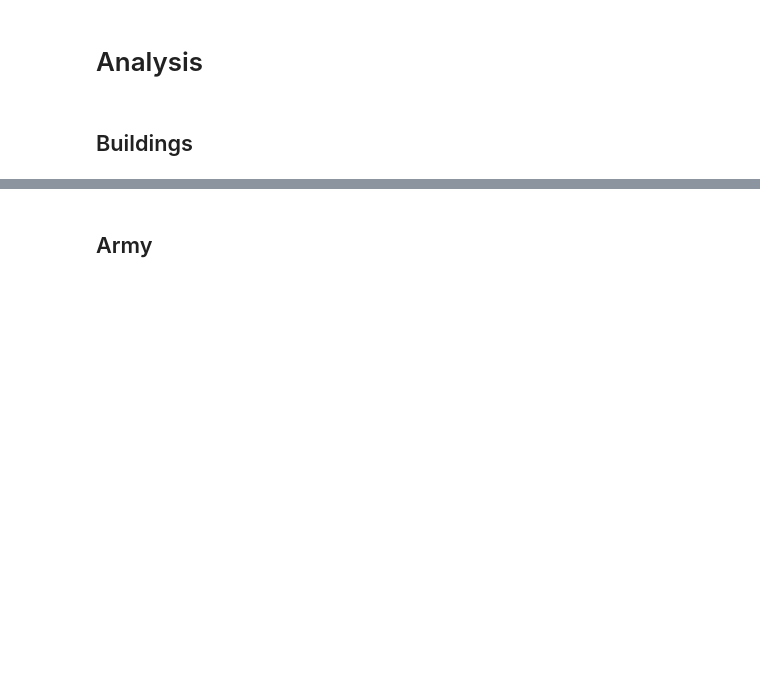
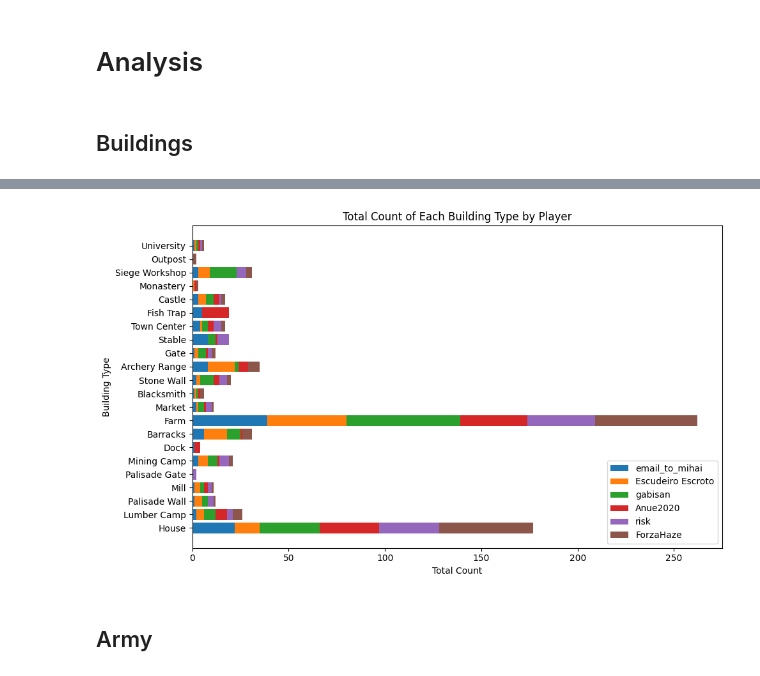
Before and after one commit to nyquist/aoe2de, a Jupyter notebook: AOE2DE.ipynb, the cells around one changed output, grey strips where cells are left out. Drawn from its saved outputs; the diff is of its cells as text; code cells hidden in the pictures; blank space fills up the shorter version.

```diff
--- a/AOE2DE.ipynb
+++ b/AOE2DE.ipynb
@@ -247,2 +312,32 @@ No new games
+# %%
+import matplotlib.pyplot as plt
+import numpy as np
+
+building_data = all_buildings.getValues()
+
+# Get a list of all players and building types
+all_players = list(building_data['House'].keys())
+building_types = list(building_data.keys())
+
+# Create data for stacked bar graph
+player_data = {player: [building_data[building].get(player, 0) for building in building_types]
+               for player in all_players}
+
+# Create the horizontal stacked bar graph
+fig, ax = plt.subplots(figsize=(10, 6))
+left = np.zeros(len(building_types))  # Start from the left
+
+for player, data in player_data.items():
+    ax.barh(building_types, data, left=left, label=player)  # Use barh()
+    left += data  # Update left position for stacking
+
+ax.set_ylabel("Building Type")  # Switch labels
+ax.set_xlabel("Total Count")    # Switch labels
+ax.set_title("Total Count of Each Building Type by Player")
+ax.legend(loc='lower right')  # Adjust legend position
+plt.tight_layout()
+plt.show()
+# %% [output]
+[figure, added]
 # %% [markdown]
 ## Army
```
Also changed, not shown: parts of 10 cells of this notebook.
